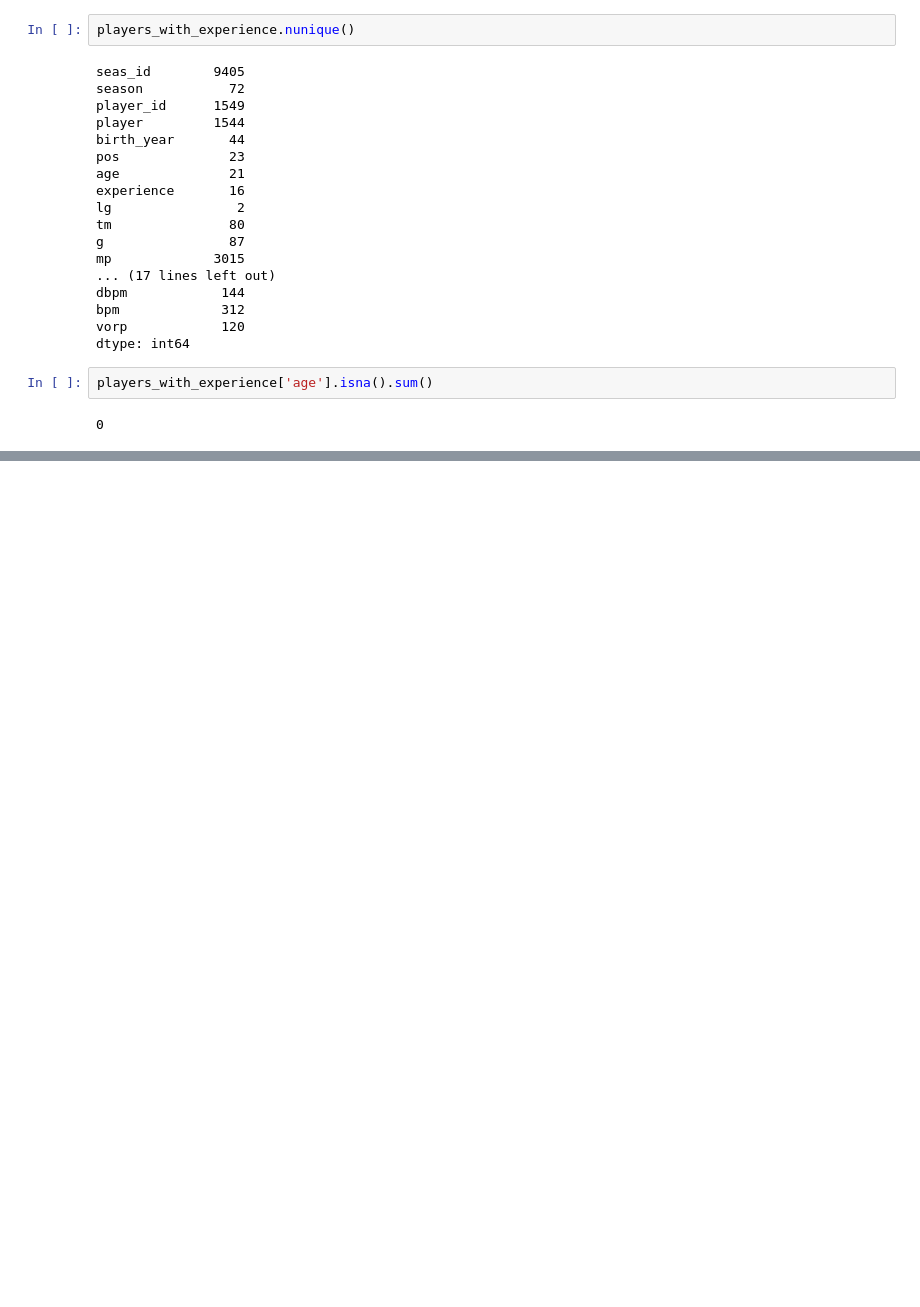
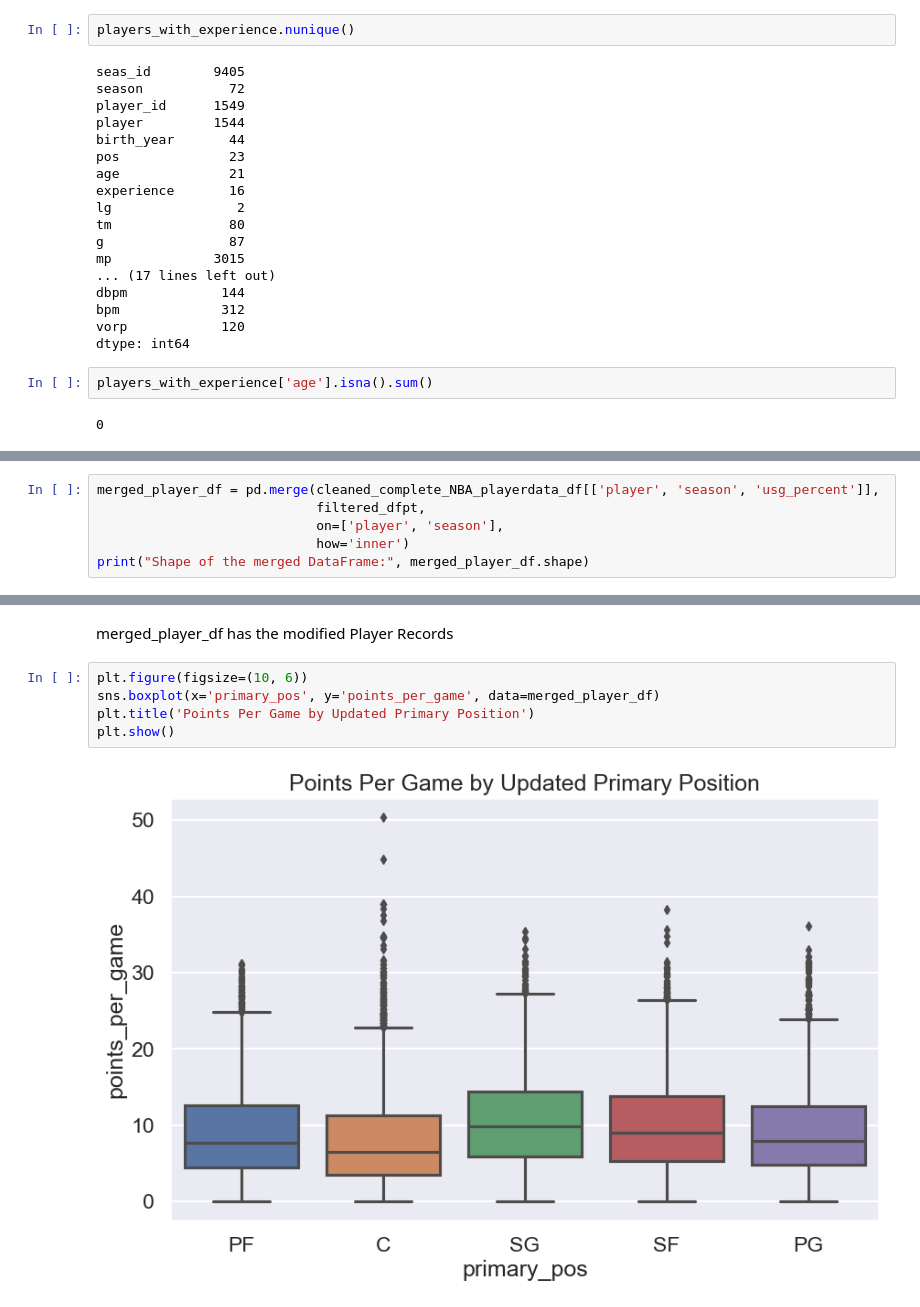
Before and after one commit to AnshMotwani/SML, a Jupyter notebook: Dataset/EDA.ipynb, the cells around one changed output, grey strips where cells are left out. Saved outputs shown, nothing was run; the diff lists cells and outputs as text; blank space fills up the shorter version.

```diff
--- a/Dataset/EDA.ipynb
+++ b/Dataset/EDA.ipynb
@@ -131,0 +413,6 @@ players_with_experience['age'].isna().sum()
+# %%
+merged_player_df = pd.merge(cleaned_complete_NBA_playerdata_df[['player', 'season', 'usg_percent']],
+                            filtered_dfpt,
+                            on=['player', 'season'],
+                            how='inner')
+print("Shape of the merged DataFrame:", merged_player_df.shape)
@@ -131,0 +473,9 @@ players_with_experience['age'].isna().sum()
+# %% [markdown]
+merged_player_df has the modified Player Records
+# %%
+plt.figure(figsize=(10, 6))
+sns.boxplot(x='primary_pos', y='points_per_game', data=merged_player_df)
+plt.title('Points Per Game by Updated Primary Position')
+plt.show()
+# %% [output]
+[figure, added]
```
Also changed, not shown: parts of 53 cells of this notebook, 2 other files.
